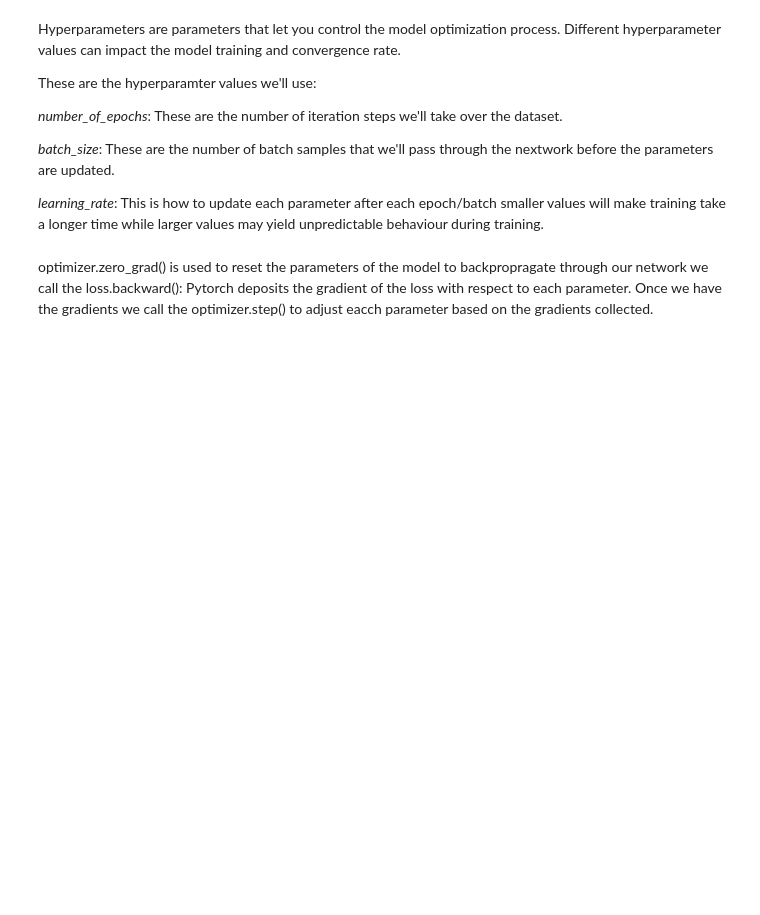
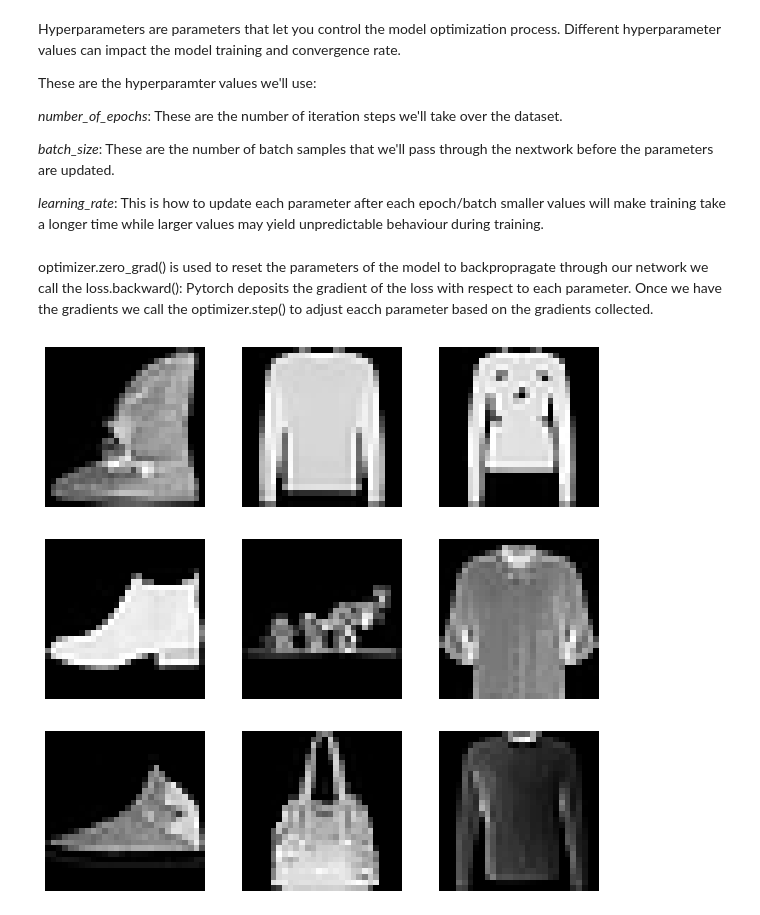
Before and after one commit to Reptilefury/coursera-machine-learning, a Jupyter notebook: Optimizing_The_model_Parameters.ipynb, the cells around one changed output. Saved outputs shown, nothing was run; the diff lists cells and outputs as text; code cells hidden in the pictures; blank space fills up the shorter version.

```diff
--- a/Optimizing_The_model_Parameters.ipynb
+++ b/Optimizing_The_model_Parameters.ipynb
@@ -130,0 +140,8 @@ for t in range(epochs):
+# %%
+train_data = datasets.FashionMNIST(
+    root = "data",
+    download =True,
+    train = True,
+    transform = ToTensor(),
+    target_transform = Lambda(lambda y:torch.zeros(10,dtype =torch.float).scatter_(0,torch.tensor(y),value=1))
+)
@@ -130,0 +156,12 @@ for t in range(epochs):
+# %%
+#Visualize the dataset before
+figure = plt.figure(figsize=(10,10))
+cols,rows = 3,3
+for i  in range(1,rows * cols + 1):
+  simple_idx = torch.randint(len(train_data), size = (1,)).item()
+  image,labels = train_data[simple_idx]
+  figure.add_subplot(rows,cols,i)
+  plt.axis('off')
+  plt.imshow(image.squeeze(),cmap="gray")
+# %% [output]
+[figure, added]
```
Also changed, not shown: parts of 8 cells of this notebook.
